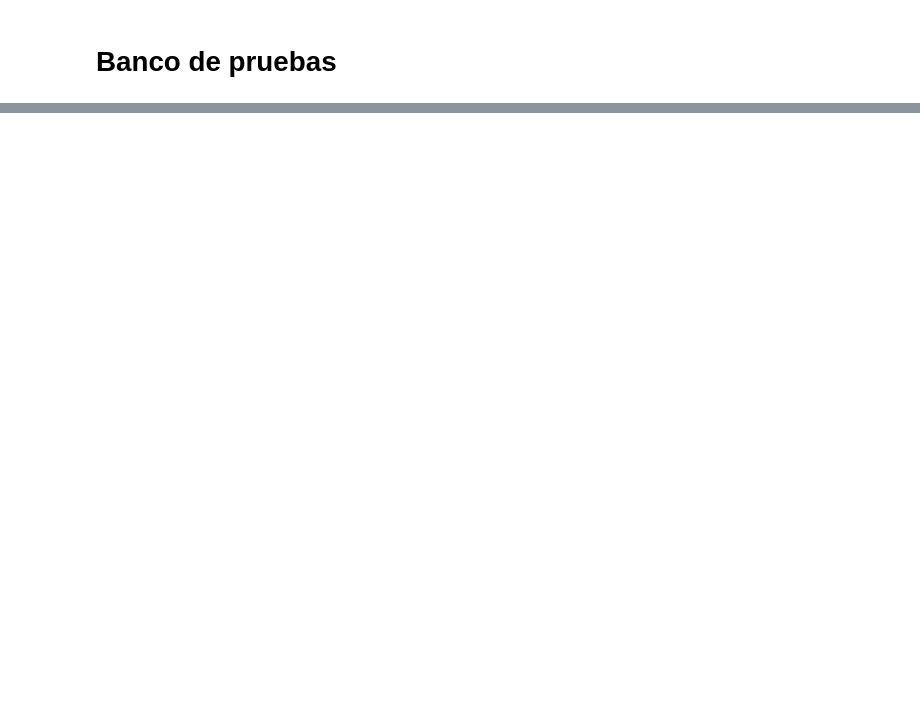
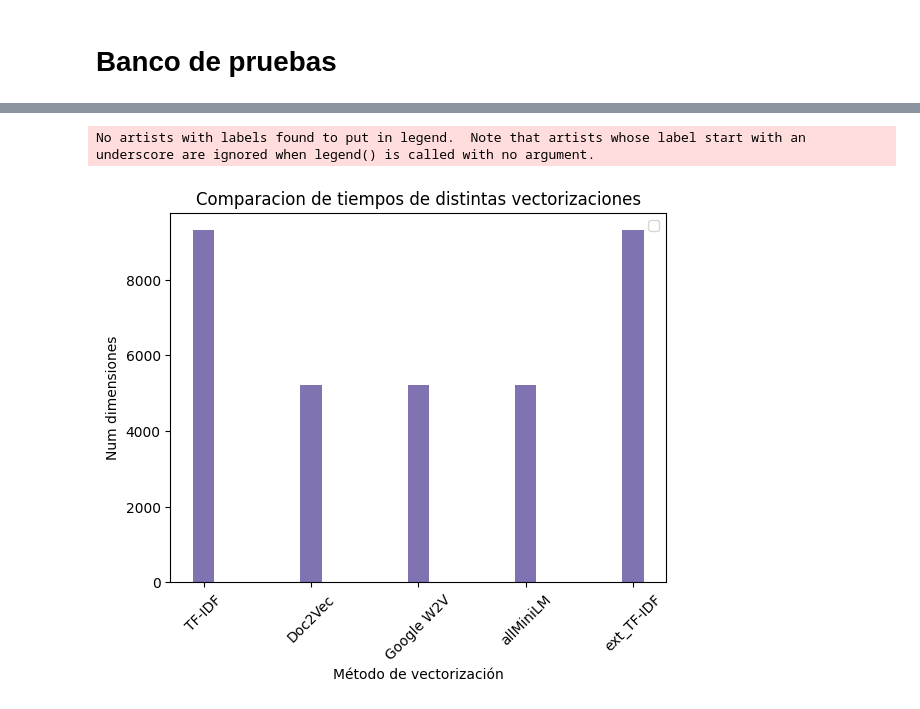
Before and after one commit to Strawberryai/Mineria_de_datos, a Jupyter notebook: proyecto/ResearchQuestion1.ipynb, the cells around one changed output, grey strips where cells are left out. Saved outputs shown, nothing was run; the diff lists cells and outputs as text; code cells hidden in the pictures; blank space fills up the shorter version.

```diff
--- a/proyecto/ResearchQuestion1.ipynb
+++ b/proyecto/ResearchQuestion1.ipynb
@@ -141,8 +150,10 @@ def vec_docEmbeddings(docs, model):
         # Vectorizamos -> indice, vector
         yield model.infer_vector(tokens)
 
+t0 = time.time()
 X_vec = list(vec_docEmbeddings(X, model)) # 14.2s
-vectorizaciones.append((X_vec, y, "Doc2Vec"))
+dt = time.time() - t0
+vectorizaciones.append((X_vec, y, "Doc2Vec", dt))
 # %%
 # Vectorización con Word2Vec de Google News -> Tamaño de vector de 300
 import gensim.downloader as api
@@ -279,0 +408,20 @@ plt.show()
+# %%
+import matplotlib.pyplot as plt
+
+
+xs = [ "TF-IDF", "Doc2Vec", "Google W2V", "allMiniLM", "ext_TF-IDF" ]
+ys = [ vectorizaciones[0][0].shape[1],  len(vectorizaciones[1][0]), len(vectorizaciones[2][0]), len(vectorizaciones[3][0]), vectorizaciones[4][0].shape[1]]
+plt.bar(xs, ys, width=0.2, color="#8172b2")
+
+# Personaliza el gráfico
+plt.legend()
+plt.ylabel('Num dimensiones')
+plt.xlabel('Método de vectorización')
+plt.title('Comparacion de tiempos de distintas vectorizaciones')
+plt.xticks(rotation=45)  # Rota las etiquetas del eje x para mayor legibilidad
+
+# Muestra el gráfico
+plt.show()
+# %% [output]
+No artists with labels found to put in legend.  Note that artists whose label start with an underscore are ignored when legend() is called with no argument.
+[figure, added]
```
Also changed, not shown: parts of 17 cells of this notebook, 2 other files.
